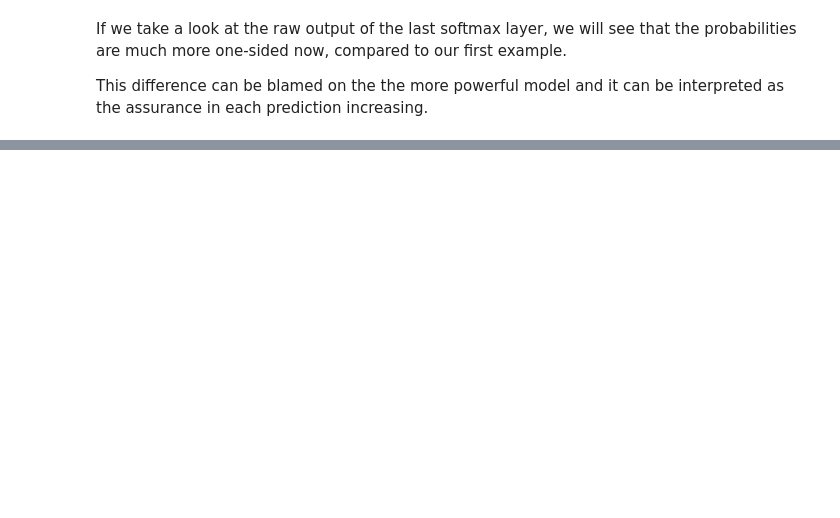
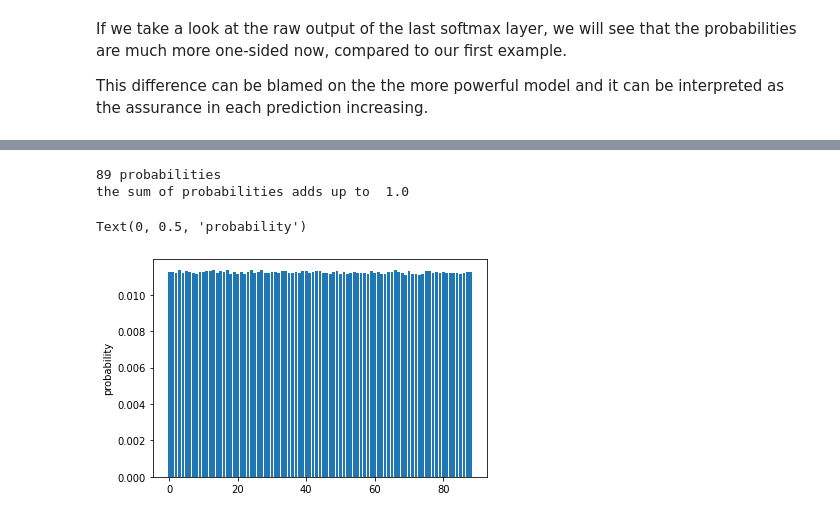
Before and after one commit to alexmadrinanfdez/dl-intro, a Jupyter notebook: dl-intro.ipynb, the cells around one changed output, grey strips where cells are left out. Saved outputs shown, nothing was run; the diff lists cells and outputs as text; code cells hidden in the pictures; blank space fills up the shorter version.

```diff
--- a/dl-intro.ipynb
+++ b/dl-intro.ipynb
@@ -1015,0 +1175,25 @@ Unlike Markov chains, RNN don't have explicitly defined states, but they do make
+# %%
+# n-gram
+seq_length = 250
+examples_per_epoch = len(text) - seq_length
+
+# divide the text in sequences
+sequences = np.empty(shape = (examples_per_epoch, seq_length + 1), dtype = 'int64')
+for idx in range(examples_per_epoch):
+  sequences[idx] = text_as_int[idx:(idx + seq_length + 1)]
+
+# create training examples / targets
+def split_input_target(chunk):
+  input_text = chunk[:-1]
+  target_text = chunk[-1]
+  return input_text, target_text
+
+x = np.empty(shape = (examples_per_epoch, seq_length), dtype = 'int64')
+labels = np.empty(shape = examples_per_epoch, dtype = 'int64')
+for i, seq in enumerate(sequences):
+  data, label = split_input_target(seq)
+  x[i] = data
+  labels[i] = label
+
+print('data have dimensions', x.shape)
+print('labels have dimensions', labels.shape)
@@ -1015,0 +1234,11 @@ Unlike Markov chains, RNN don't have explicitly defined states, but they do make
+# %%
+from keras.layers import Embedding, LSTM, Dense
+
+rnn = keras.models.Sequential()
+
+rnn.add(Embedding(input_dim = len(vocab), output_dim = 256, input_length = seq_length))
+rnn.add(LSTM(units = 1024, dropout = .25))
+rnn.add(Dense(units = len(vocab), activation = 'softmax'))
+
+print('expected input:', rnn.input.shape)
+print('expected output:', rnn.output.shape)
@@ -1015,0 +1273,13 @@ Unlike Markov chains, RNN don't have explicitly defined states, but they do make
+# %%
+input_array = np.random.randint(len(vocab), size=(1, seq_length))
+output_array = rnn.predict(input_array)
+print(output_array.shape[1], 'probabilities')
+
+print('the sum of probabilities adds up to ', np.round(np.sum(output_array), decimals = 3), '\n')
+plt.bar(x = range(len(vocab)), height = output_array[0])
+plt.ylabel('probability')
+# %% [output]
+89 probabilities
+the sum of probabilities adds up to  1.0
+Text(0, 0.5, 'probability')
+[figure, added]
```
Also changed, not shown: parts of 63 cells of this notebook.
